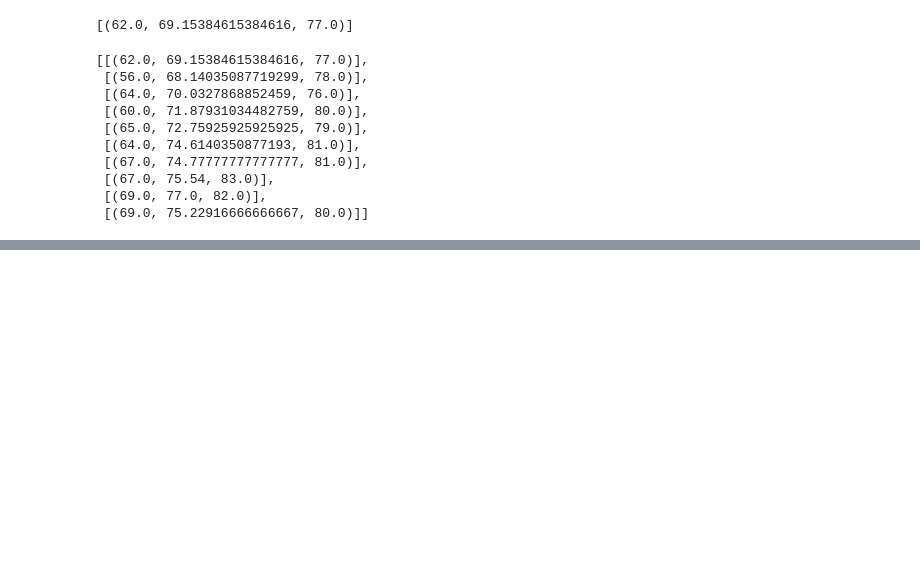
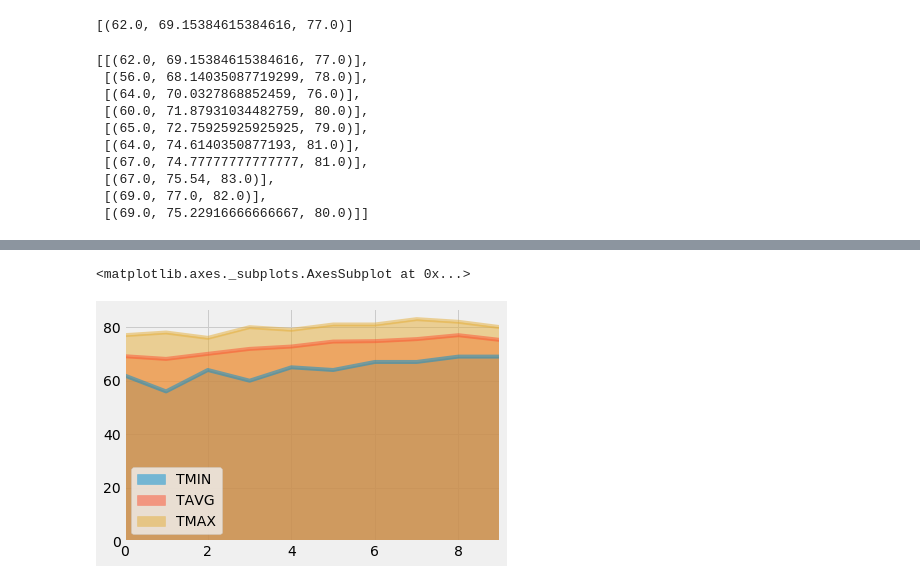
Before and after one commit to laurybenoit/SQLAlchemy-, a Jupyter notebook: climate_surf.ipynb, the cells around one changed output, grey strips where cells are left out. Drawn from its saved outputs; the diff is of its cells as text; code cells hidden in the pictures; blank space fills up the shorter version.

```diff
--- a/climate_surf.ipynb
+++ b/climate_surf.ipynb
@@ -278,0 +262,6 @@ list_date_df
+# %%
+new_list = [[62.0, 69.15384615384616, 77.0],[56.0, 68.14035087719299, 78.0],[64.0, 70.0327868852459, 76.0],
+[60.0, 71.87931034482759, 80.0],[65.0, 72.75925925925925,79.0],[64.0, 74.6140350877193, 81.0],[67.0, 74.77777777777777, 81.0],[67.0, 75.54, 83.0],[69.0, 77.0,82.0],[69.0, 75.22916666666667, 80.0]]
+new_list = pd.DataFrame(new_list, columns=['TMIN','TAVG','TMAX'])
+new_list2 = new_list.insert(0,"Date", ["01-01", "02-01", "03-01", "04-01", "05-01", "06-01", "07-01", "08-01", "09-01", "10-01"], True)
+new_list.set_index('Date')
@@ -278,0 +281,6 @@ list_date_df
+# %%
+labels = ['TMIN','TAVG','TMAX']
+new_list.plot(kind='area', stacked=False)
+# %% [output]
+<matplotlib.axes._subplots.AxesSubplot at 0x...>
+[figure, added]
```
Also changed, not shown: parts of 2 cells of this notebook.
